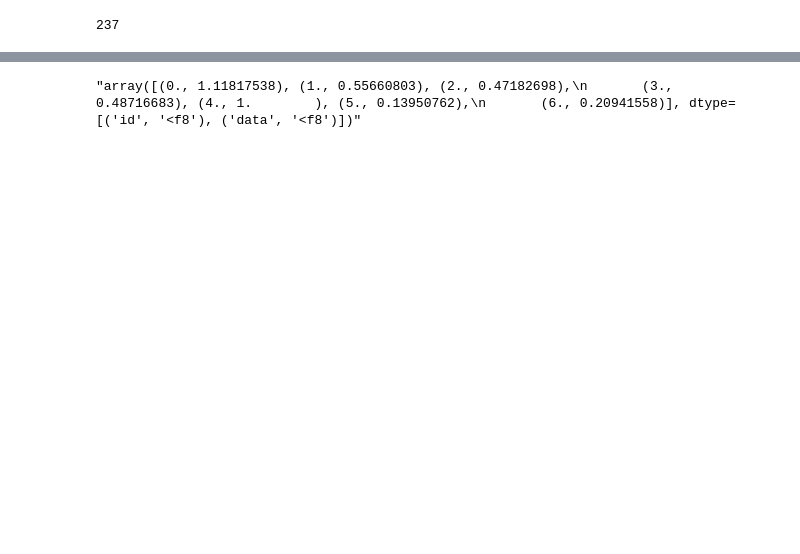
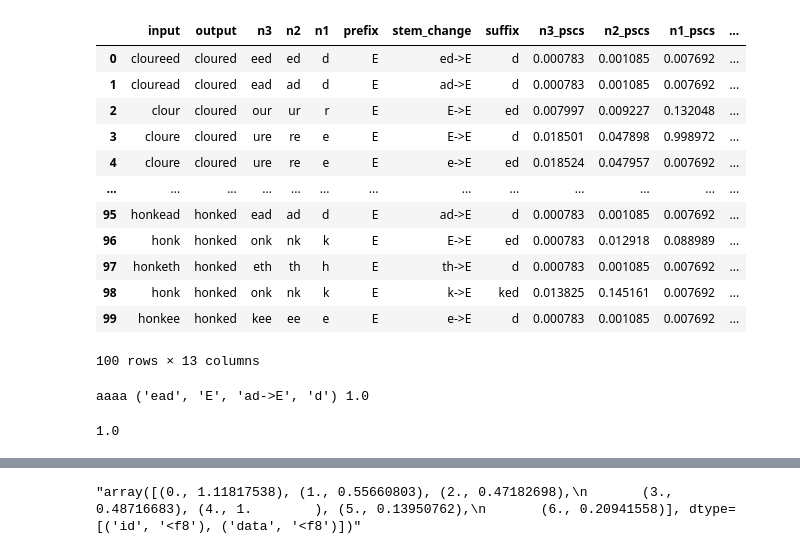
Before and after one commit to faisal-iut/minimal-morpho-inflection, a Jupyter notebook: notebook.ipynb, the cells around one changed output, grey strips where cells are left out. Cells and saved outputs as stored; diff of their text form; code cells hidden in the pictures; blank space fills up the shorter version.

```diff
--- a/notebook.ipynb
+++ b/notebook.ipynb
@@ -47,8 +186,27 @@ Smoothed lambdas:
 # %%
-with open("sample-data/spa/spacount_sum.pickle", 'rb') as outp:
-    counting_dict = pickle.load(outp)
-
-
-counting_dict['char3_p_s_t'][('rse','Ε','das','V-PTCP-PST-FEM-PL')]
+with open("sample-data/eng/eng-dev-proba.pickle", 'rb') as outp:
+    proba = pickle.load(outp)
+proba.head(100)
 # %% [output]
+|  | input | output | n3 | n2 | n1 | prefix | stem_change | suffix | n3_pscs | n2_pscs | n1_pscs | ... |
+| 0 | cloureed | cloured | eed | ed | d | Ε | ed->Ε | d | 0.000783 | 0.001085 | 0.007692 | ... |
+| 1 | clouread | cloured | ead | ad | d | Ε | ad->Ε | d | 0.000783 | 0.001085 | 0.007692 | ... |
+| 2 | clour | cloured | our | ur | r | Ε | Ε->Ε | ed | 0.007997 | 0.009227 | 0.132048 | ... |
+| 3 | cloure | cloured | ure | re | e | Ε | Ε->Ε | d | 0.018501 | 0.047898 | 0.998972 | ... |
+| 4 | cloure | cloured | ure | re | e | Ε | e->Ε | ed | 0.018524 | 0.047957 | 0.007692 | ... |
+| ... | ... | ... | ... | ... | ... | ... | ... | ... | ... | ... | ... | ... |
+| 95 | honkead | honked | ead | ad | d | Ε | ad->Ε | d | 0.000783 | 0.001085 | 0.007692 | ... |
+| 96 | honk | honked | onk | nk | k | Ε | Ε->Ε | ed | 0.000783 | 0.012918 | 0.088989 | ... |
+| 97 | honketh | honked | eth | th | h | Ε | th->Ε | d | 0.000783 | 0.001085 | 0.007692 | ... |
+| 98 | honk | honked | onk | nk | k | Ε | k->Ε | ked | 0.013825 | 0.145161 | 0.007692 | ... |
+| 99 | honkee | honked | kee | ee | e | Ε | e->Ε | d | 0.000783 | 0.001085 | 0.007692 | ... |
-237
+100 rows × 13 columns
+# %%
+triplet =  zip(proba['prefix'], proba['stem_change'], proba['suffix'], proba['n3'], proba['n2'], proba['n1'])
+n1_pscs = df_to_dict(proba, ['n1', 'prefix', 'stem_change', 'suffix'], 'n1_pscs')
+n2_pscs = df_to_dict(proba, ['n2', 'prefix', 'stem_change', 'suffix'], 'n2_pscs')
+n3_pscs = df_to_dict(proba, ['n3', 'prefix', 'stem_change', 'suffix'], 'n3_pscs')
+sc_ps = df_to_dict(proba, ['prefix', 'stem_change', 'suffix'], 'sc_ps')
+p_sc = df_to_dict(proba, ['stem_change'], 'p_sc')
+# %% [output]
+aaaa ('ead', 'Ε', 'ad->Ε', 'd') 1.0
@@ -54,0 +224,4 @@ counting_dict['char3_p_s_t'][('rse','Ε','das','V-PTCP-PST-FEM-PL')]
+# %%
+n3_pscs[('ead', 'Ε', 'ad->Ε', 'd')]
+# %% [output]
+1.0
```
Also changed, not shown: parts of 24 cells of this notebook, 4 other files.
